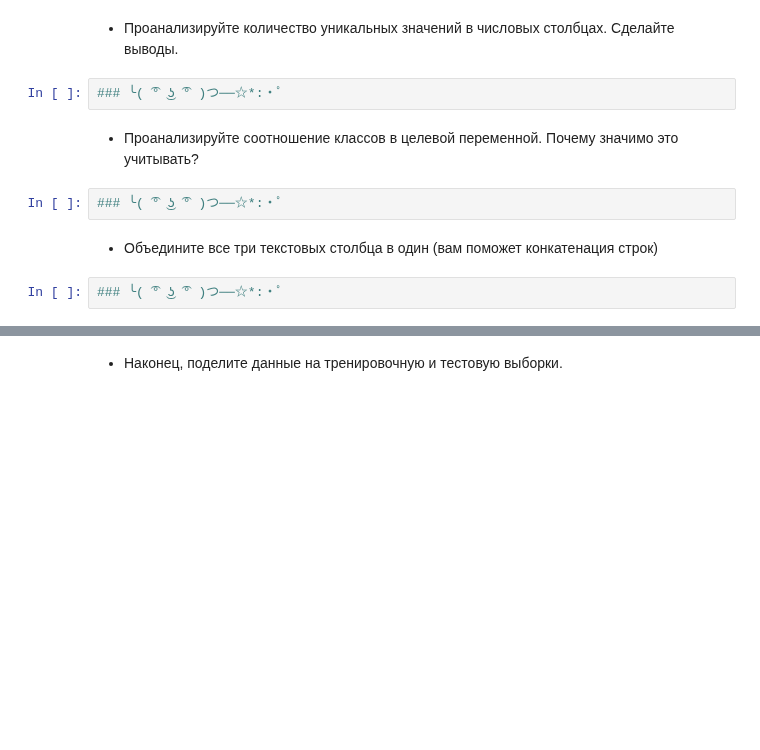
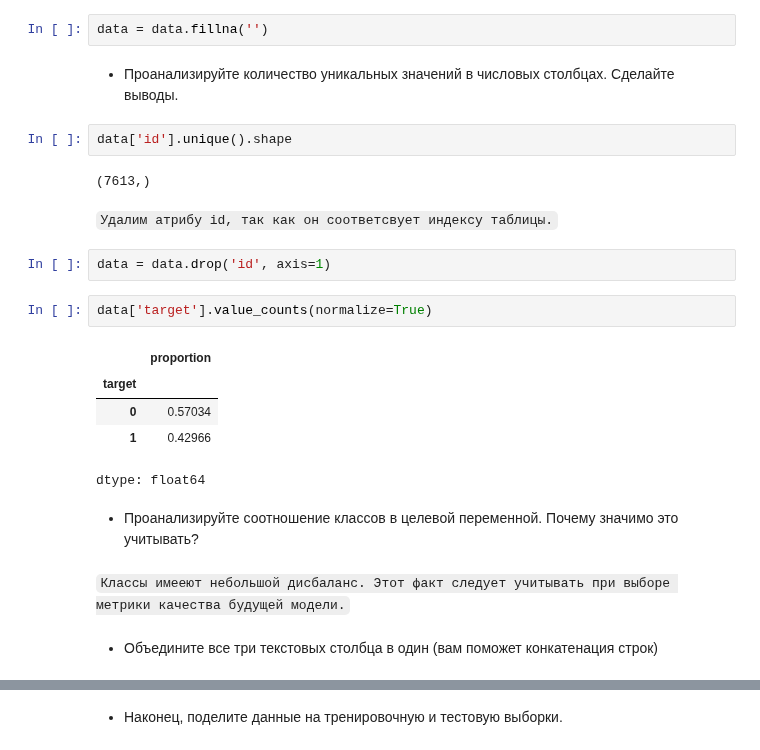
Before and after one commit to vasilyryabtsev/ml-hse-24-25, a Jupyter notebook: HW3_Classification/ai_hw3_classification_base.ipynb, the cells around one changed output, grey strips where cells are left out. Drawn from its saved outputs; the diff is of its cells as text; blank space fills up the shorter version.

```diff
--- a/HW3_Classification/ai_hw3_classification_base.ipynb
+++ b/HW3_Classification/ai_hw3_classification_base.ipynb
@@ -855,12 +878,26 @@ data.head()
+# %%
+data = data.fillna('')
 # %% [markdown]
 - Проанализируйте количество уникальных значений в числовых столбцах. Сделайте выводы.
-# %%
-### ╰( ͡° ͜ʖ ͡° )つ──☆*:・ﾟ
+# %%
+data['id'].unique().shape
+# %% [output]
+(7613,)
+# %% [markdown]
+`Удалим атрибу id, так как он соответсвует индексу таблицы.`
+# %%
+data = data.drop('id', axis=1)
+# %%
+data['target'].value_counts(normalize=True)
+# %% [output]
+|  | proportion |
+| target |  |
+| 0 | 0.57034 |
+| 1 | 0.42966 |
+dtype: float64
 # %% [markdown]
 - Проанализируйте соотношение классов в целевой переменной. Почему значимо это учитывать?
-# %%
-### ╰( ͡° ͜ʖ ͡° )つ──☆*:・ﾟ
+# %% [markdown]
+`Классы имееют небольшой дисбаланс. Этот факт следует учитывать при выборе метрики качества будущей модели.`
 # %% [markdown]
 - Объедините все три текстовых столбца в один (вам поможет конкатенация строк)
-# %%
-### ╰( ͡° ͜ʖ ͡° )つ──☆*:・ﾟ
```
Also changed, not shown: parts of 9 cells of this notebook.
